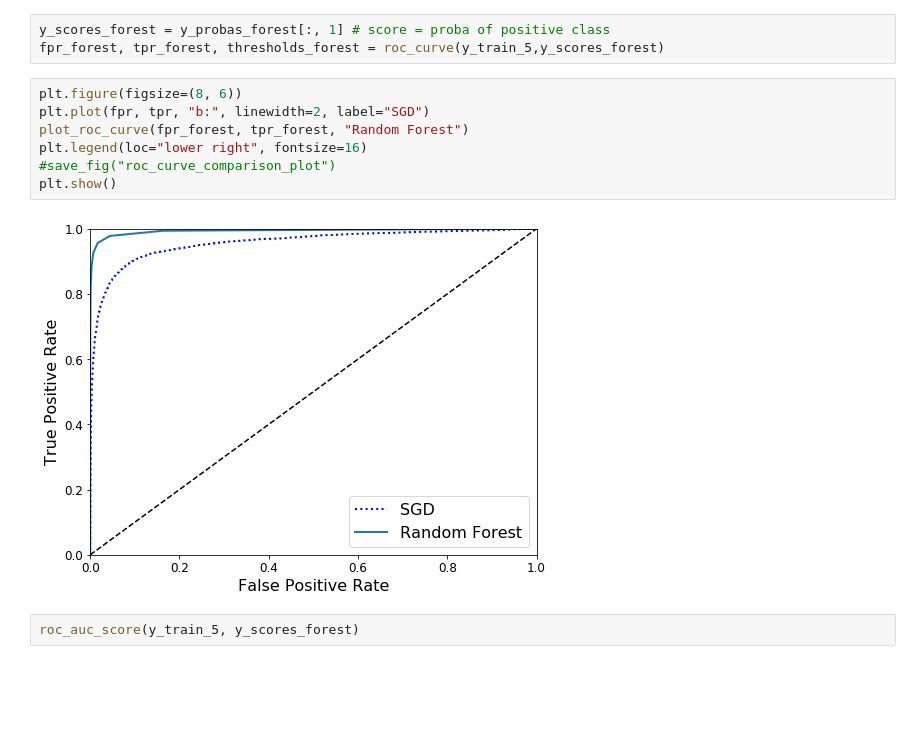
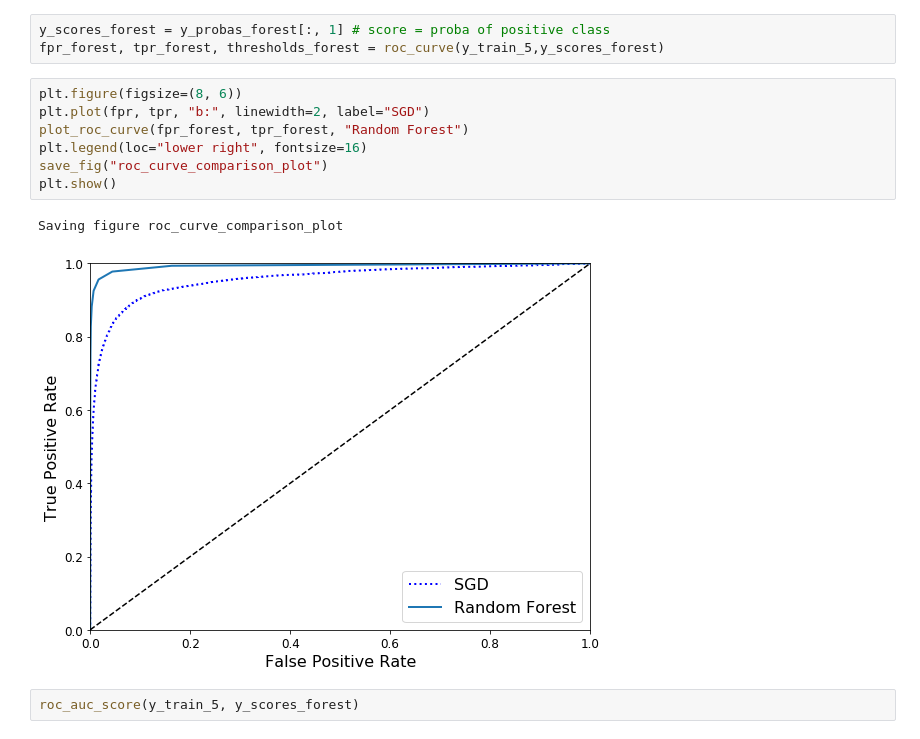
Before and after one commit to antbyte84/AI_study, a Jupyter notebook: mnist/03_classification.ipynb, the cells around one changed output. Drawn from its saved outputs; the diff is of its cells as text; blank space fills up the shorter version.

```diff
--- a/mnist/03_classification.ipynb
+++ b/mnist/03_classification.ipynb
@@ -362,12 +369,13 @@ fpr_forest, tpr_forest, thresholds_forest = roc_curve(y_train_5,y_scores_forest)
 # %%
 plt.figure(figsize=(8, 6))
 plt.plot(fpr, tpr, "b:", linewidth=2, label="SGD")
 plot_roc_curve(fpr_forest, tpr_forest, "Random Forest")
 plt.legend(loc="lower right", fontsize=16)
-#save_fig("roc_curve_comparison_plot")
+save_fig("roc_curve_comparison_plot")
 plt.show()
 # %% [output]
+Saving figure roc_curve_comparison_plot
-[figure, old version]
+[figure, new version]
 # %%
 roc_auc_score(y_train_5, y_scores_forest)
 # %% [output]
```
Also changed, not shown: parts of 11 cells of this notebook, 9 other files.
